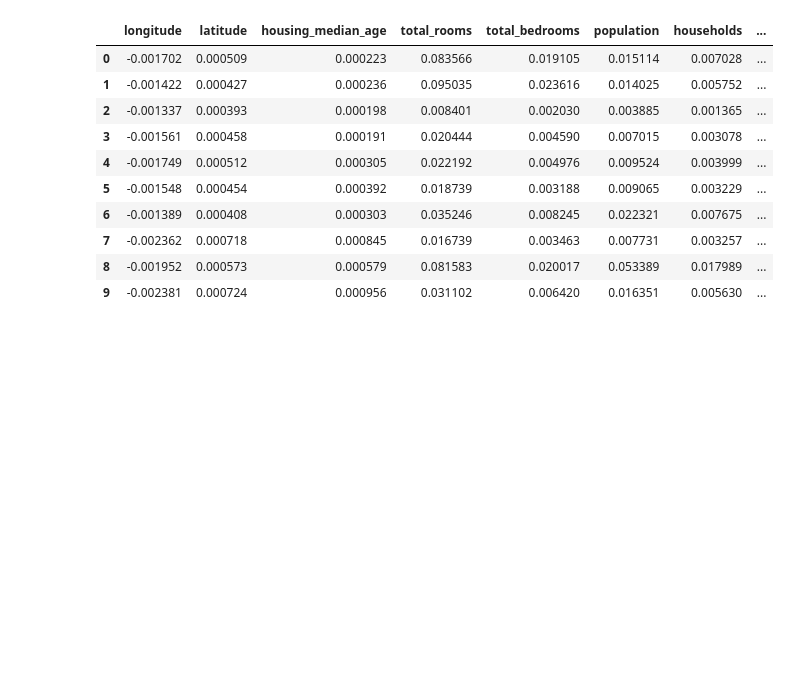
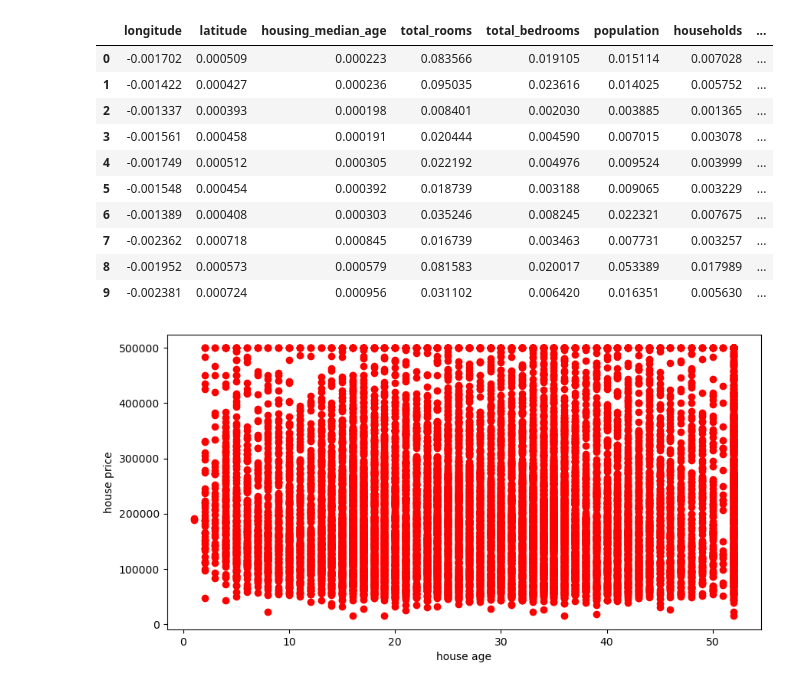
Before and after one commit to Abtinz/ArtificialNeuralNetworks-CI, a Jupyter notebook: California_project_task_1.ipynb, the cells around one changed output. Cells and saved outputs as stored; diff of their text form; code cells hidden in the pictures; blank space fills up the shorter version.

Commit message:
california data set plotting!

```diff
--- a/California_project_task_1.ipynb
+++ b/California_project_task_1.ipynb
@@ -73,3 +73,14 @@ normalized_df.head(10)
 | 7 | -0.002362 | 0.000718 | 0.000845 | 0.016739 | 0.003463 | 0.007731 | 0.003257 | ... |
 | 8 | -0.001952 | 0.000573 | 0.000579 | 0.081583 | 0.020017 | 0.053389 | 0.017989 | ... |
 | 9 | -0.002381 | 0.000724 | 0.000956 | 0.031102 | 0.006420 | 0.016351 | 0.005630 | ... |
+# %%
+def plot_function(xData,yData,lables):
+    plt.figure(figsize=(10,5))
+    plt.plot(xData,yData,'ro')
+    plt.xlabel(lables[0])
+    plt.ylabel(lables[1])
+    plt.show()
+# %%
+plot_function(df.housing_median_age , df.median_house_value, ["house age", "house price"])
+# %% [output]
+[figure, added]
```
Also changed, not shown: parts of 1 cell of this notebook, 8 other files.
